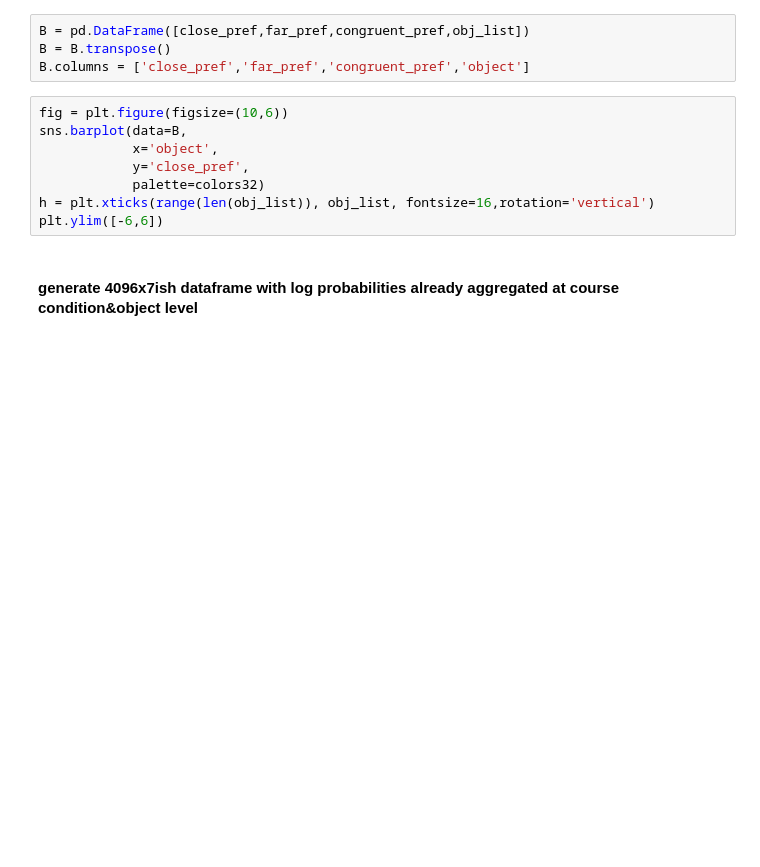
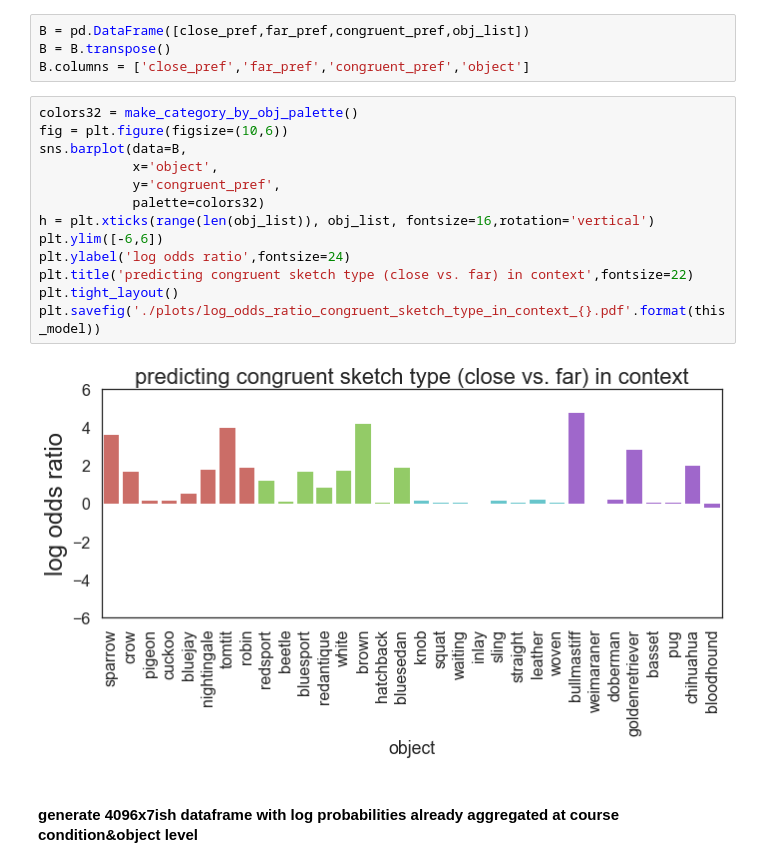
Before and after one commit to judithfan/visual_communication_in_context, a Jupyter notebook: analysis/pilot2_analysis_sketchpad_basic_recog.ipynb, the cells around one changed output. Drawn from its saved outputs; the diff is of its cells as text; blank space fills up the shorter version.

```diff
--- a/analysis/pilot2_analysis_sketchpad_basic_recog.ipynb
+++ b/analysis/pilot2_analysis_sketchpad_basic_recog.ipynb
@@ -837,13 +856,20 @@ B = pd.DataFrame([close_pref,far_pref,congruent_pref,obj_list])
 B = B.transpose()
 B.columns = ['close_pref','far_pref','congruent_pref','object']
 # %%
+colors32 = make_category_by_obj_palette()
 fig = plt.figure(figsize=(10,6))
 sns.barplot(data=B,
             x='object',
-            y='close_pref',
+            y='congruent_pref',
             palette=colors32)
 h = plt.xticks(range(len(obj_list)), obj_list, fontsize=16,rotation='vertical')
 plt.ylim([-6,6])
+plt.ylabel('log odds ratio',fontsize=24)
+plt.title('predicting congruent sketch type (close vs. far) in context',fontsize=22)
+plt.tight_layout()
+plt.savefig('./plots/log_odds_ratio_congruent_sketch_type_in_context_{}.pdf'.format(this_model))
+# %% [output]
+[figure, added]
 # %% [markdown]
 #### generate 4096x7ish dataframe with log probabilities already aggregated at course condition&object level
 # %%
```
Also changed, not shown: parts of 8 cells of this notebook, 1 other file.
